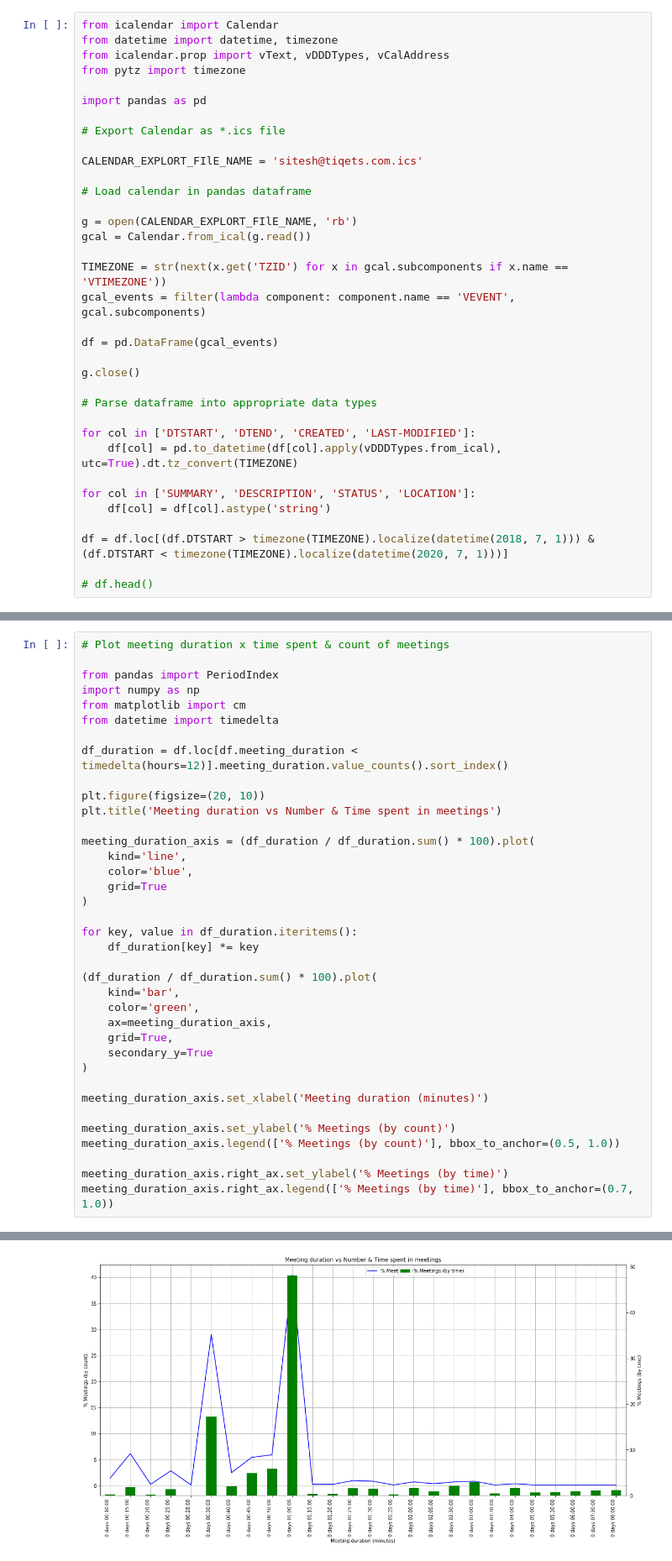
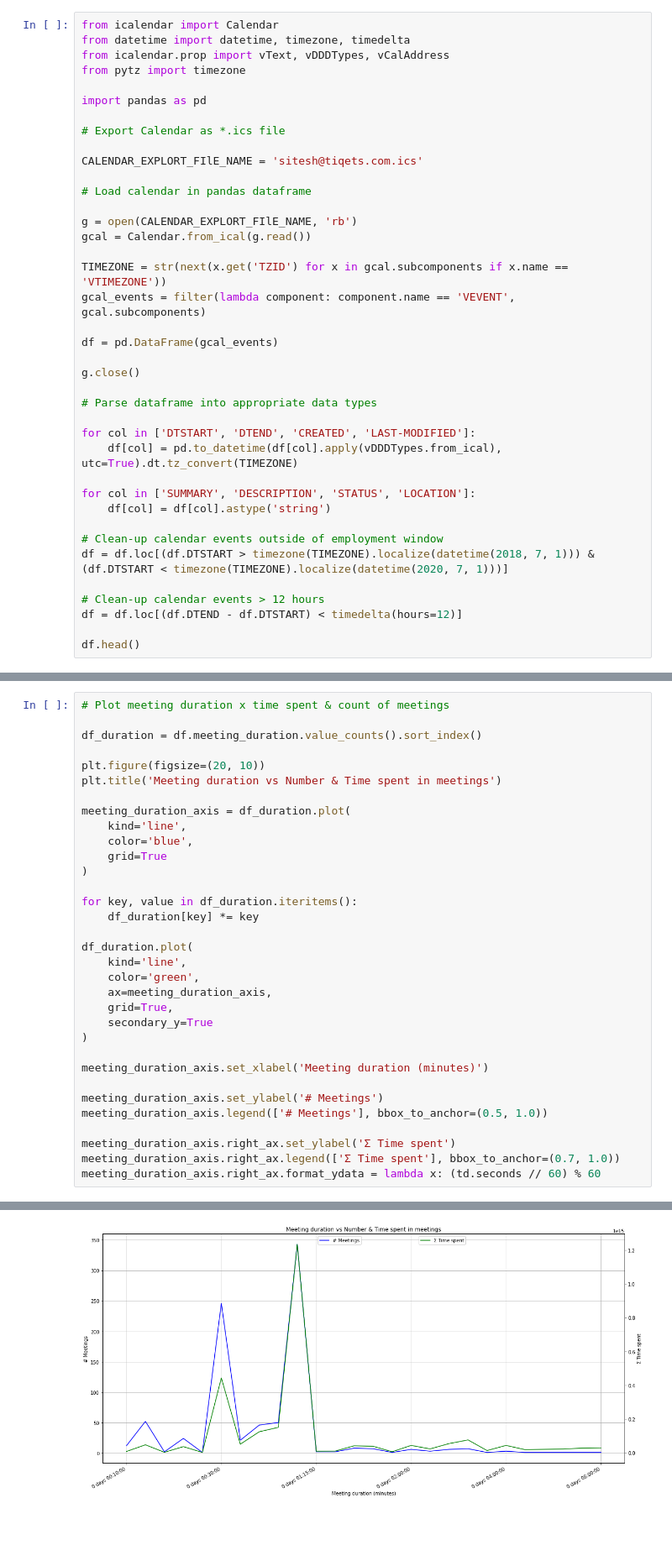
Before and after one commit to SITZ/calendar-analytics, a Jupyter notebook: calendar-analytics.ipynb, the cells around one changed output, grey strips where cells are left out. Shown at 84% size. Saved outputs shown, nothing was run; the diff lists cells and outputs as text; blank space fills up the shorter version.

Commit message:
Update & combine plots

```diff
--- a/calendar-analytics.ipynb
+++ b/calendar-analytics.ipynb
@@ -1,6 +1,6 @@
 # %%
 from icalendar import Calendar
-from datetime import datetime, timezone
+from datetime import datetime, timezone, timedelta
 from icalendar.prop import vText, vDDDTypes, vCalAddress
 from pytz import timezone
 
@@ -30,6 +30,10 @@ for col in ['DTSTART', 'DTEND', 'CREATED', 'LAST-MODIFIED']:
 for col in ['SUMMARY', 'DESCRIPTION', 'STATUS', 'LOCATION']:
     df[col] = df[col].astype('string')
 
+# Clean-up calendar events outside of employment window
 df = df.loc[(df.DTSTART > timezone(TIMEZONE).localize(datetime(2018, 7, 1))) & (df.DTSTART < timezone(TIMEZONE).localize(datetime(2020, 7, 1)))]
 
-# df.head()
+# Clean-up calendar events > 12 hours
+df = df.loc[(df.DTEND - df.DTSTART) < timedelta(hours=12)]
+
+df.head()
@@ -110,17 +118,12 @@ meeting_attendee_axis.right_ax.legend(['% Meetings (by time)'], bbox_to_anchor=(
 # %%
 # Plot meeting duration x time spent & count of meetings
 
-from pandas import PeriodIndex
-import numpy as np
-from matplotlib import cm
-from datetime import timedelta
-
-df_duration = df.loc[df.meeting_duration < timedelta(hours=12)].meeting_duration.value_counts().sort_index()
+df_duration = df.meeting_duration.value_counts().sort_index()
 
 plt.figure(figsize=(20, 10))
 plt.title('Meeting duration vs Number & Time spent in meetings')
 
-meeting_duration_axis = (df_duration / df_duration.sum() * 100).plot(
+meeting_duration_axis = df_duration.plot(
     kind='line',
     color='blue',
     grid=True
@@ -129,8 +132,8 @@ meeting_duration_axis = (df_duration / df_duration.sum() * 100).plot(
 for key, value in df_duration.iteritems():
     df_duration[key] *= key
 
-(df_duration / df_duration.sum() * 100).plot(
-    kind='bar',
+df_duration.plot(
+    kind='line',
     color='green',
     ax=meeting_duration_axis,
     grid=True,
@@ -139,9 +142,10 @@ for key, value in df_duration.iteritems():
 
 meeting_duration_axis.set_xlabel('Meeting duration (minutes)')
 
-meeting_duration_axis.set_ylabel('% Meetings (by count)')
-meeting_duration_axis.legend(['% Meetings (by count)'], bbox_to_anchor=(0.5, 1.0))
+meeting_duration_axis.set_ylabel('# Meetings')
+meeting_duration_axis.legend(['# Meetings'], bbox_to_anchor=(0.5, 1.0))
 
-meeting_duration_axis.right_ax.set_ylabel('% Meetings (by time)')
-meeting_duration_axis.right_ax.legend(['% Meetings (by time)'], bbox_to_anchor=(0.7, 1.0))
+meeting_duration_axis.right_ax.set_ylabel('Σ Time spent')
+meeting_duration_axis.right_ax.legend(['Σ Time spent'], bbox_to_anchor=(0.7, 1.0))
+meeting_duration_axis.right_ax.format_ydata = lambda x: (td.seconds // 60) % 60
 # %% [output]
@@ -149,4 +152,4 @@ meeting_duration_axis.right_ax.legend(['% Meetings (by time)'], bbox_to_anchor=(
-[figure, old version]
+[figure, new version]
 # %%
 # Plot number of meetings & time spent over time
 
```
Also changed, not shown: parts of 10 cells of this notebook.
